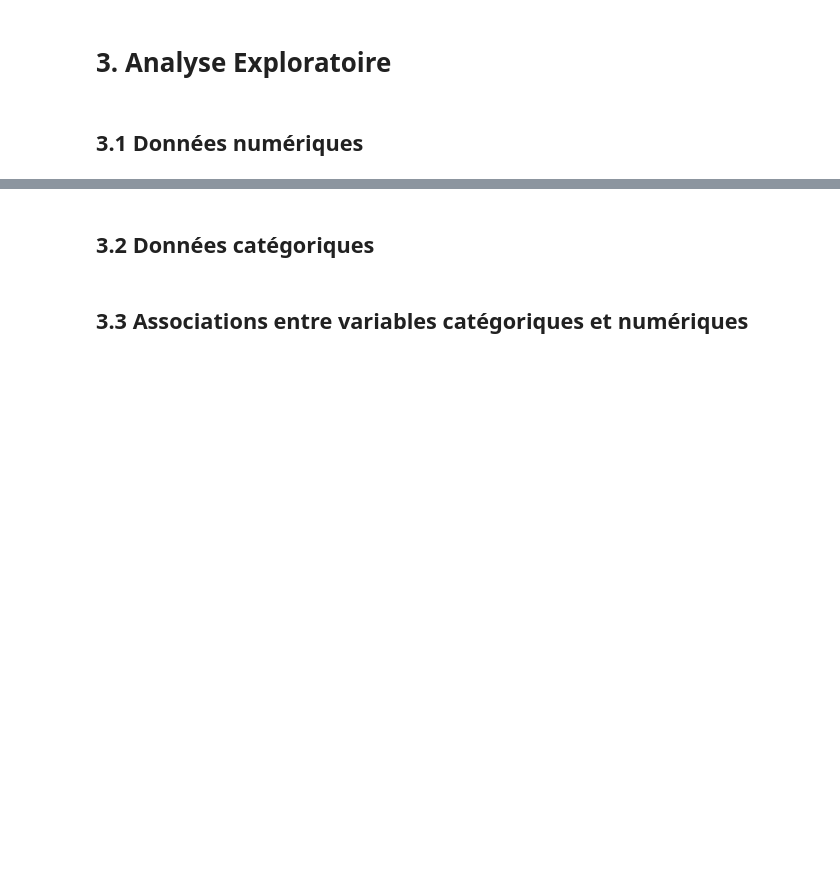
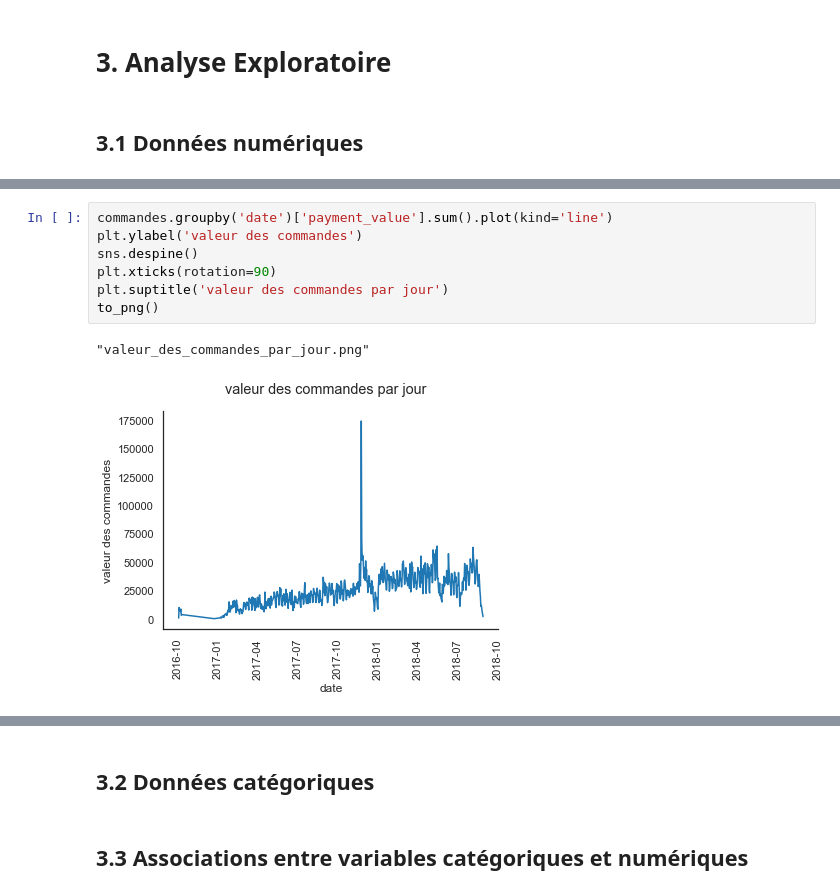
Before and after one commit to mrcreasey/oc-ds-p5-unsupervised-clustering, a Jupyter notebook: P5_01_analyse.ipynb, the cells around one changed output, grey strips where cells are left out. Cells and saved outputs as stored; diff of their text form; blank space fills up the shorter version.

```diff
--- a/P5_01_analyse.ipynb
+++ b/P5_01_analyse.ipynb
@@ -1308,0 +1370,10 @@ clients.sort_values(by='Frequency', ascending=False).head()
+# %%
+commandes.groupby('date')['payment_value'].sum().plot(kind='line')
+plt.ylabel('valeur des commandes')
+sns.despine()
+plt.xticks(rotation=90)
+plt.suptitle('valeur des commandes par jour')
+to_png()
+# %% [output]
+"valeur_des_commandes_par_jour.png"
+[figure, added]
```
Also changed, not shown: parts of 18 cells of this notebook.
